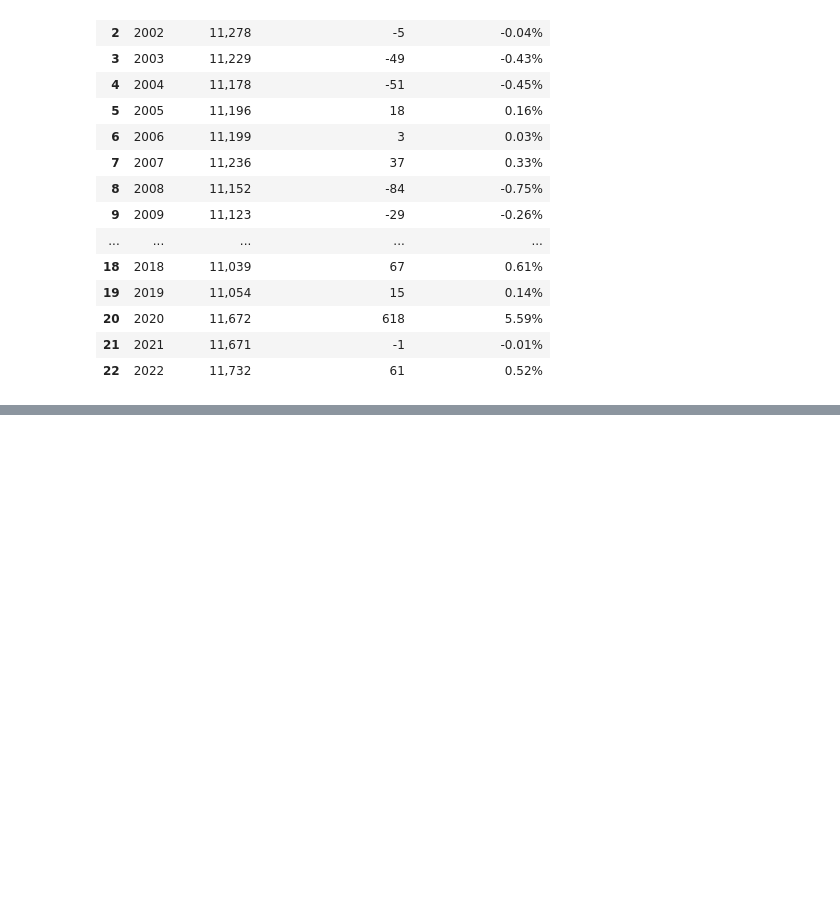
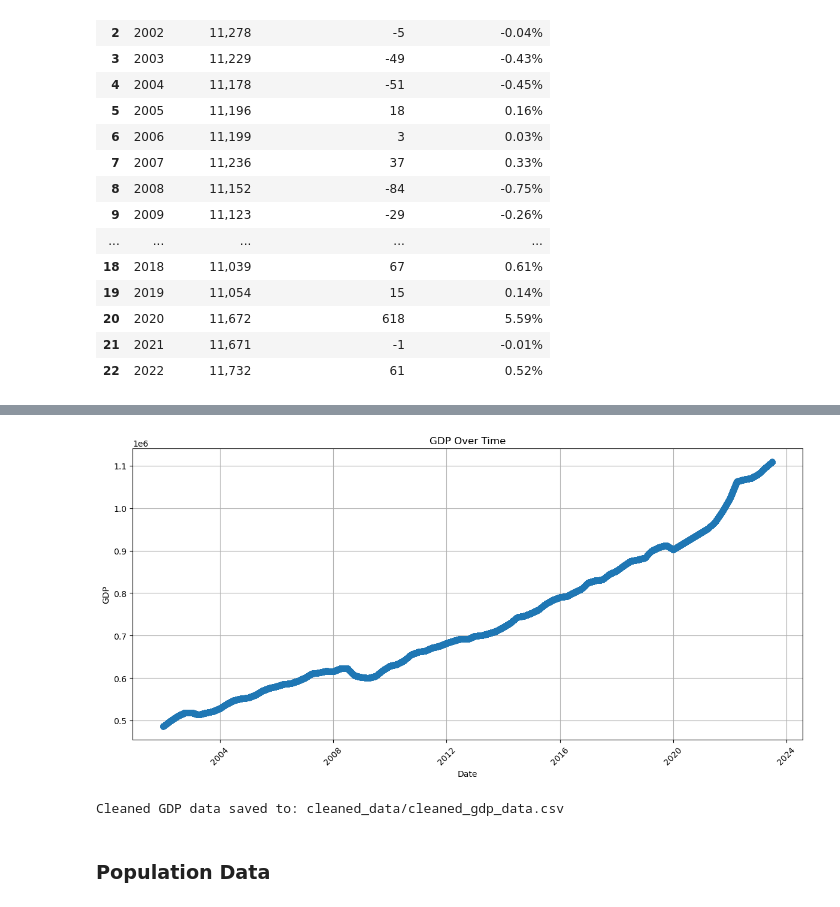
Before and after one commit to MarwanH7/Energy_Consumption_Forecasting_Dashboard, a Jupyter notebook: Notebooks/01_data_collection_preprocessing.ipynb, the cells around one changed output, grey strips where cells are left out. Cells and saved outputs as stored; diff of their text form; code cells hidden in the pictures; blank space fills up the shorter version.

Commit message:
gdp & population cleaning & preprocessing

```diff
--- a/Notebooks/01_data_collection_preprocessing.ipynb
+++ b/Notebooks/01_data_collection_preprocessing.ipynb
@@ -460,0 +787,10 @@ df_pop.head(30)
+# %%
+## Interpolate dataframe to hourly time frame
+
+## Drop the 'Quarter' and 'Month' columns
+
+df_gdp = df_gdp.drop(columns=['Quarter', 'Month'])
+
+## Resample the DataFrame to hourly frequency and interpolate missing values
+
+df_gdp = df_gdp.resample('H').interpolate(method ='linear')
@@ -460,0 +834,28 @@ df_pop.head(30)
+# %%
+## Convert the GDP column to float
+df_gdp['GDP'] = df_gdp['GDP'].str.replace(',', '').astype(float)
+# %%
+## Plot the GDP data after resampling and interpolation
+
+# Plot GDP over time
+plt.figure(figsize=(12, 6))
+plt.plot(df_gdp.index, df_gdp['GDP'], marker='o', linestyle='-')
+plt.title('GDP Over Time')
+plt.xlabel('Date')
+plt.ylabel('GDP')
+plt.grid(True)
+plt.xticks(rotation=45)
+plt.tight_layout()
+plt.show()
+# %% [output]
+[figure, added]
+# %%
+# Save the cleaned GDP data to a CSV file in the cleaned data directory
+cleaned_gdp_file_path = os.path.join(cleaned_data_dir, 'cleaned_gdp_data.csv')
+df_gdp.to_csv(cleaned_gdp_file_path)
+
+print(f"Cleaned GDP data saved to: {cleaned_gdp_file_path}")
+# %% [output]
+Cleaned GDP data saved to: cleaned_data/cleaned_gdp_data.csv
+# %% [markdown]
+### Population Data
```
Also changed, not shown: parts of 37 cells of this notebook.
